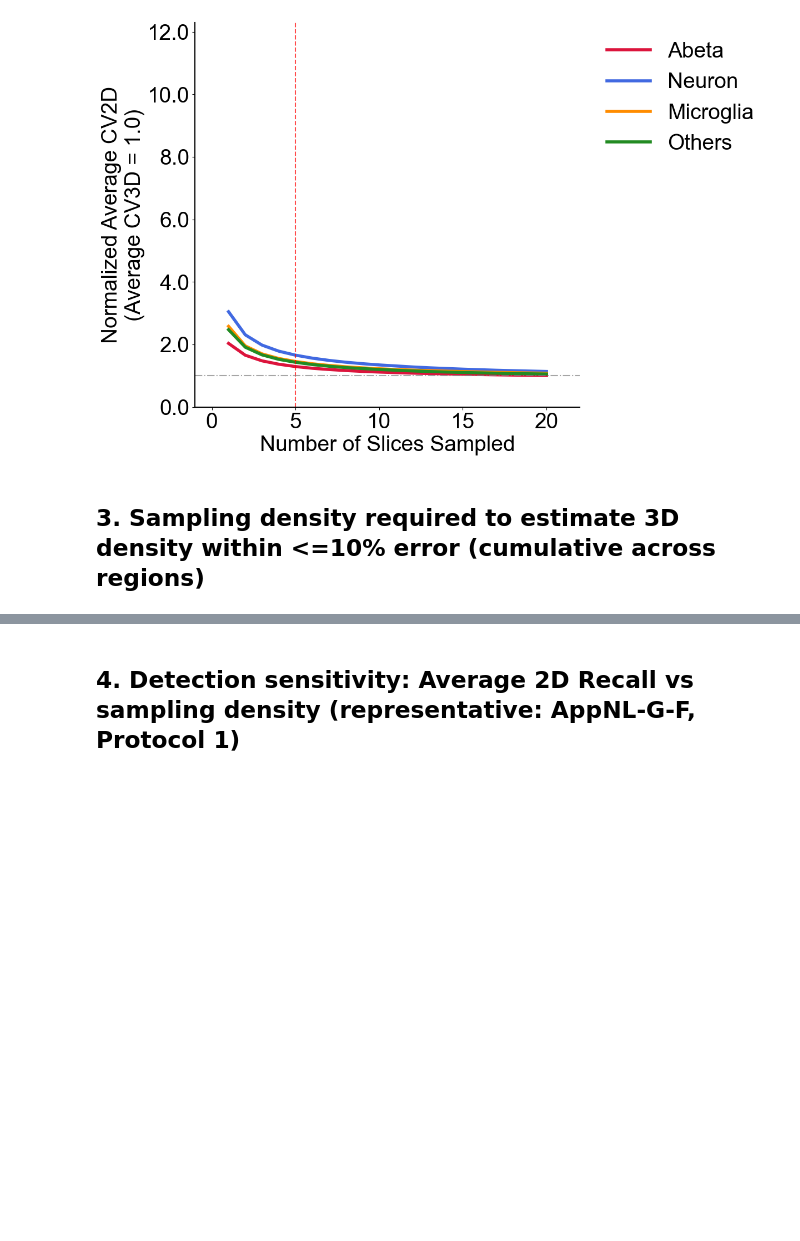
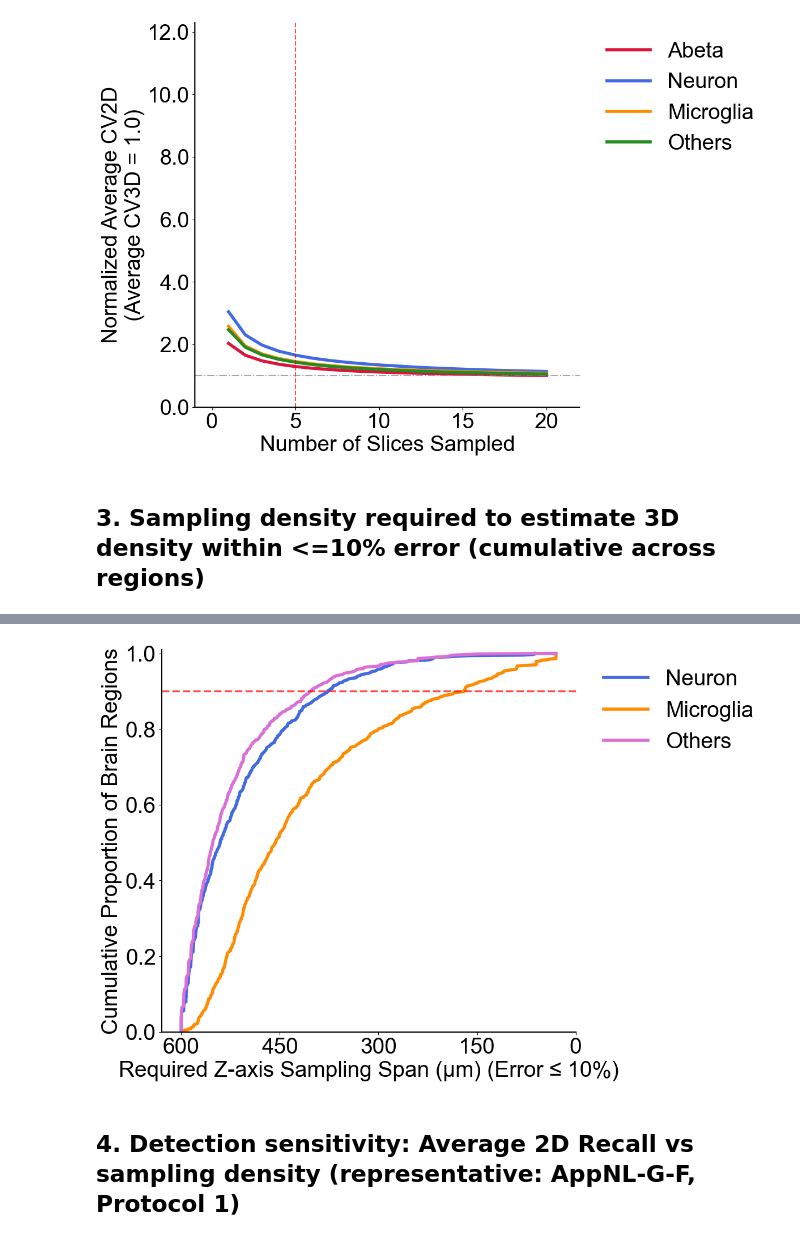
Before and after one commit to OrganismalSystemsBiology/Neuron-atlas-analysis, a Jupyter notebook: script/revision_2026/ED26-28_2D_multisection_sampling_recall.ipynb, the cells around one changed output, grey strips where cells are left out. Drawn from its saved outputs; the diff is of its cells as text; code cells hidden in the pictures; blank space fills up the shorter version.

```diff
--- a/script/revision_2026/ED26-28_2D_multisection_sampling_recall.ipynb
+++ b/script/revision_2026/ED26-28_2D_multisection_sampling_recall.ipynb
@@ -433,3 +291,91 @@ if __name__ == "__main__":
+# %%
+import pandas as pd
+import numpy as np
+import matplotlib.pyplot as plt
+import matplotlib
+
+#
+GROUP_TO_ANALYZE = "WT_5m"
+
+#
+cell_types_to_plot = {
+    "NeuN": { "file_tag": "neun", "color": "royalblue", "label": "Neuron" },
+    "Iba1": { "file_tag": "iba1", "color": "darkorange", "label": "Microglia" },
+    "Others": { "file_tag": "others", "color": "orchid", "label": "Others" }
+}
+
+#
+print("Plotting Stereology Cumulative Coverage...")
+
+plt.style.use('default')
+#
+matplotlib.rcParams['pdf.fonttype'] = 42
+matplotlib.rcParams['ps.fonttype'] = 42
+matplotlib.rcParams['font.family'] = 'Arial'
+matplotlib.rcParams['axes.linewidth'] = 1.5
+fig, ax = plt.subplots(figsize=(12, 8))
+
+#
+for cell_type, params in cell_types_to_plot.items():
+    filename = f"/export3/Imaging/ds4_Data5/Neurology_project_data_archive/mitani/Neurology/Rebuttal Figures/cumulative_coverage_data_stereology_{GROUP_TO_ANALYZE}_{params['file_tag']}.csv"
+    try:
+        df = pd.read_csv(filename)
+        #
+        data_to_plot = df['group_mean'].dropna()
+
+        #
+        #
+        sorted_data = np.sort(data_to_plot)[::-1]
+        #
+
+        cumulative_y = np.arange(1, len(sorted_data) + 1) / len(sorted_data)
+
+        #
+        ax.plot(
+            sorted_data,
+            cumulative_y,
+            linewidth=4,
+            color=params['color'],
+            label=params['label']
+        )
+    except (FileNotFoundError, KeyError) as e:
+        print(f"WARNING: Could not process {filename}. Reason: {e}")
+        continue
+
+#
+ax.axhline(y=0.9, color='red', alpha=0.7, linestyle='--', linewidth=2.5)
+
+ax.set_xlabel('Required Z-axis Sampling Span (µm) (Error ≤ 10%)', fontsize=28)
+ax.set_ylabel('Cumulative Proportion of Brain Regions', fontsize=28)
+ax.tick_params(axis='both', which='major', labelsize=28)
+
+ax.set_ylim(0, 1.01)
+
+#
+ax.set_xlim(630, 0)
+ax.set_xticks(np.arange(0, 601, 150)) # 0, 150, 300, 450, 600
+
+ax.spines['top'].set_visible(False)
+ax.spines['right'].set_visible(False)
+
+ax.legend(
+    loc='upper left',
+    bbox_to_anchor=(1.02, 1),
+    fontsize=28,
+    frameon=False
+)
+
+plt.tight_layout()
+
+output_filename = f'/export3/Imaging/ds4_Data5/Neurology_project_data_archive/mitani/Neurology/Rebuttal Figures/Error_10per_Required_span_graph_{GROUP_TO_ANALYZE}_using_Stereology.pdf'
+
+plt.savefig(output_filename, transparent=True, dpi=300, bbox_inches='tight', pad_inches=0.1)
+
+plt.show()
+
+print(f"\nPlot saved to: {output_filename}")
+# %% [output]
+[figure, added]
 # %% [markdown]
 ## 4. Detection sensitivity: Average 2D Recall vs sampling density (representative: AppNL-G-F, Protocol 1)
 # %%
```
Also changed, not shown: parts of 1 cell of this notebook.
